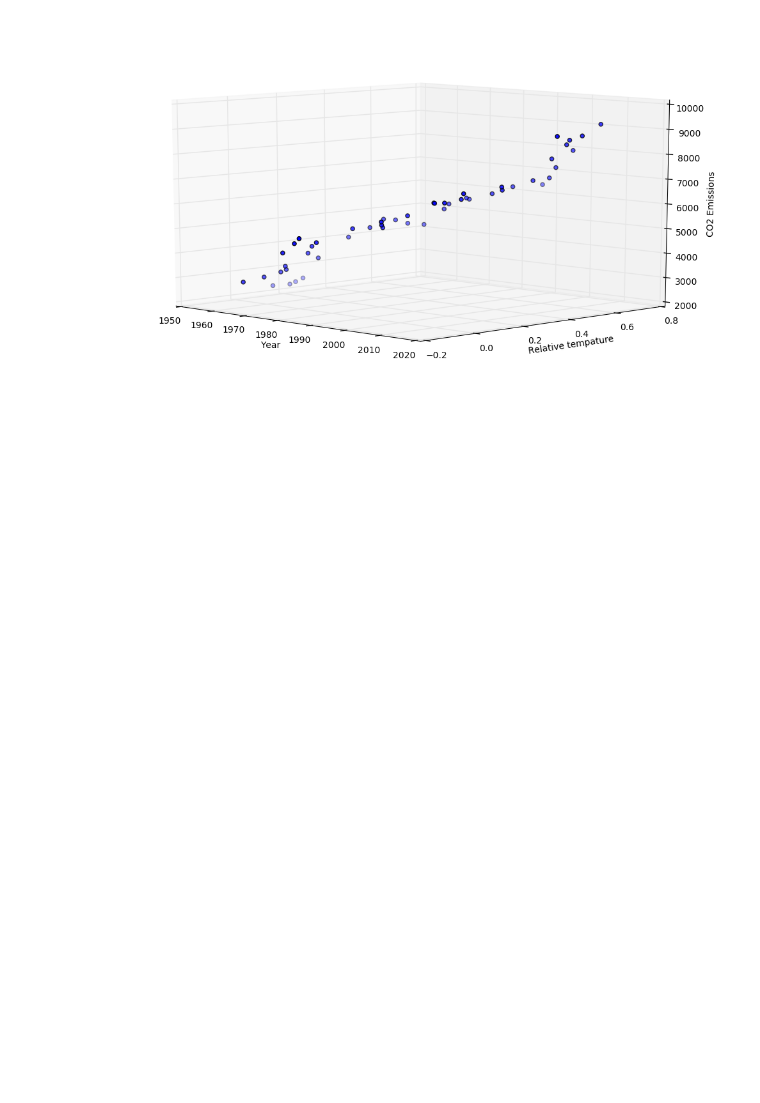
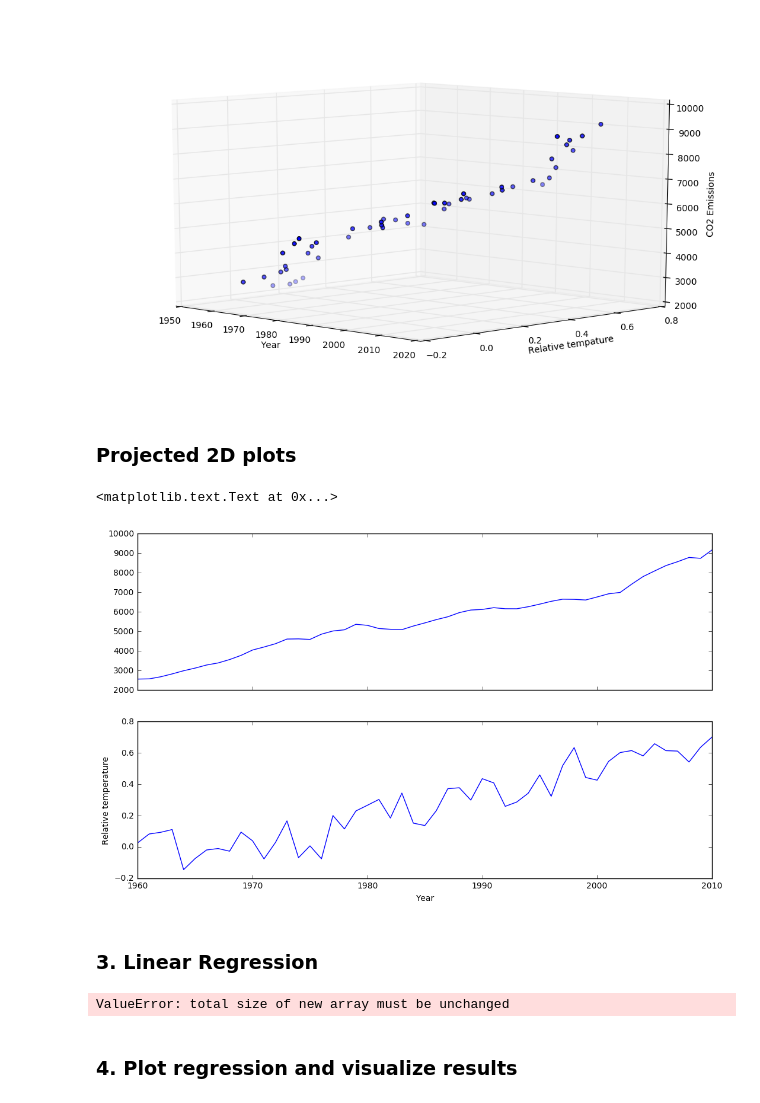
Before and after one commit to amanullahtariq/MLAlgorithm, a Jupyter notebook: linear_regression_demo/GlobalCO2Emission.ipynb, the cells around one changed output. Cells and saved outputs as stored; diff of their text form; code cells hidden in the pictures; blank space fills up the shorter version.

```diff
--- a/linear_regression_demo/GlobalCO2Emission.ipynb
+++ b/linear_regression_demo/GlobalCO2Emission.ipynb
@@ -93,3 +86,18 @@ ax.set_ylabel('Relative tempature'); ax.set_xlabel('Year'); ax.set_zlabel('CO2 E
 ax.view_init(10, -45)
 # %% [output]
 [figure]
+# %% [markdown]
+### Projected 2D plots
+# %%
+f, axarr = plt.subplots(2, sharex=True)
+f.set_size_inches(12.5,7.5)
+#help(plt.subplots)
+axarr[0].plot(climate_change_df['Year'], climate_change_df['CO2'])
+axarr[1].plot(climate_change_df['Year'], climate_change_df['Temperature'])
+axarr[1].set_xlabel('Year')
+axarr[1].set_ylabel('Relative temperature')
+# %% [output]
+<matplotlib.text.Text at 0x...>
+[figure, added]
+# %% [markdown]
+### 3. Linear Regression
@@ -95,0 +115,10 @@ ax.view_init(10, -45)
+# %%
+from sklearn.linear_model import LinearRegression
+
+reg = LinearRegression()
+reg.fit(X_train, Y_train)
+print('Score: ', reg.score(X_test.reshape(-1, 1), Y_test))
+# %% [output]
+ValueError: total size of new array must be unchanged
+# %% [markdown]
+### 4. Plot regression and visualize results
```
Also changed, not shown: parts of 5 cells of this notebook.
